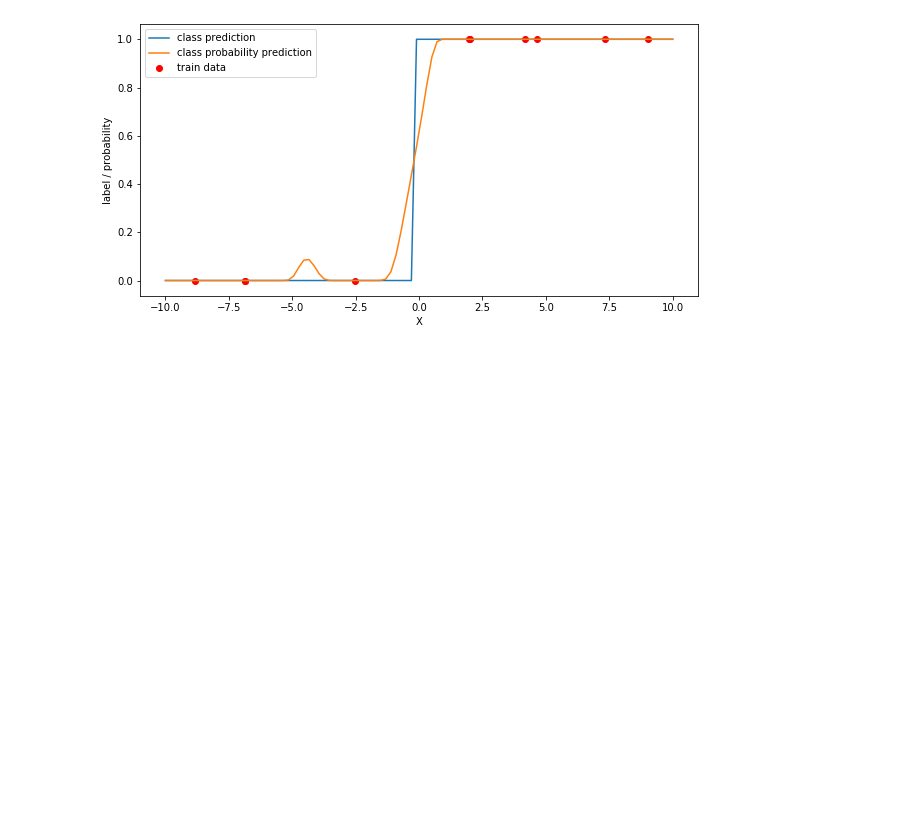
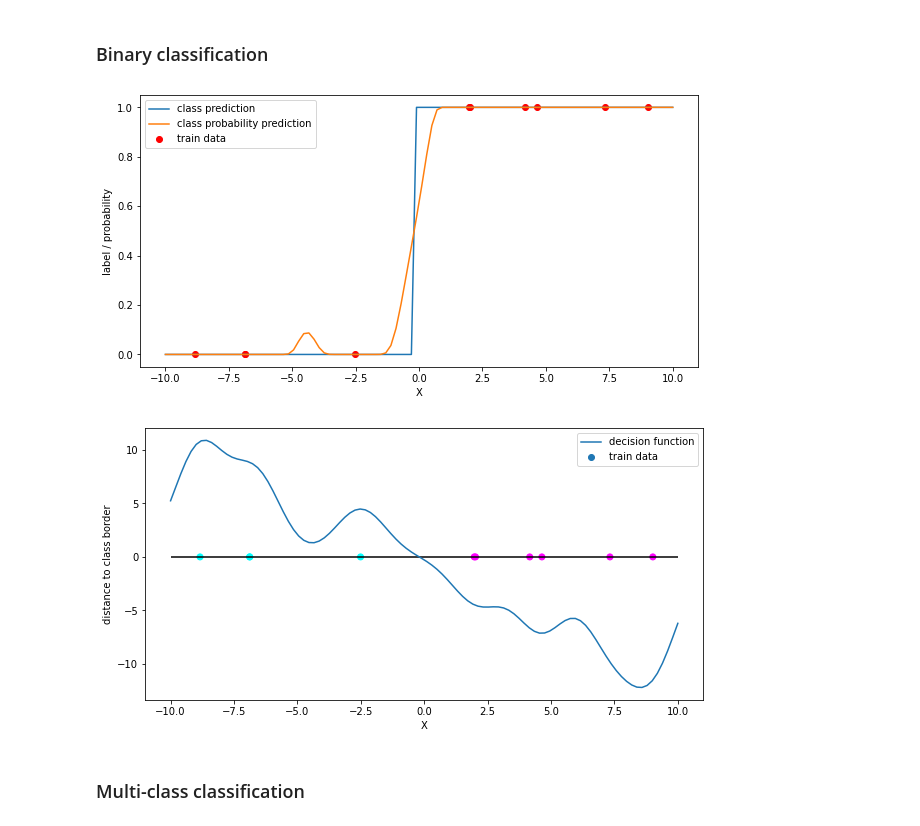
Before and after one commit to RaoulHeese/casimac, a Jupyter notebook: example.ipynb, the cells around one changed output. Cells and saved outputs as stored; diff of their text form; code cells hidden in the pictures; blank space fills up the shorter version.

Commit message:
+ decision function, gradients, various minor changes

```diff
--- a/example.ipynb
+++ b/example.ipynb
@@ -8,2 +8,4 @@ import matplotlib.pyplot as plt
+# %% [markdown]
+### Binary classification
 # %%
 # Create data
@@ -18,18 +25,36 @@ clf = CASIMAClassifier(GaussianProcessRegressor)
 clf = clf.fit(X, y)
 # %%
 # Predict
+
 X_sample = np.linspace(-10,10,100).reshape(-1,1)
 y_sample = clf.predict(X_sample)
 p_sample = clf.predict_proba(X_sample)
+d_sample = clf.decision_function(X_sample)
 # %%
-# Plot result
+# Plot results
+
+import matplotlib.pyplot as plt
+%matplotlib inline
+
 plt.figure(figsize=(10,5))
 plt.plot(X_sample,y_sample,label="class prediction")
 plt.plot(X_sample,p_sample[:,1],label="class probability prediction")
 plt.scatter(X,y,c='r',label="train data")
 plt.xlabel("X")
 plt.ylabel("label / probability")
 plt.legend()
 plt.show()
+
+plt.figure(figsize=(10,5))
+plt.hlines(0,-10,10)
+plt.plot(X_sample,d_sample,label="decision function")
+plt.scatter(X,0*y,c=y,label="train data", cmap="cool")
+plt.xlabel("X")
+plt.ylabel("distance to class border")
+plt.legend()
+plt.show()
 # %% [output]
-[figure, old version]
+[figure, new version]
+[figure, added]
+# %% [markdown]
+### Multi-class classification
```
Also changed, not shown: parts of 16 cells of this notebook, 1 other file.
